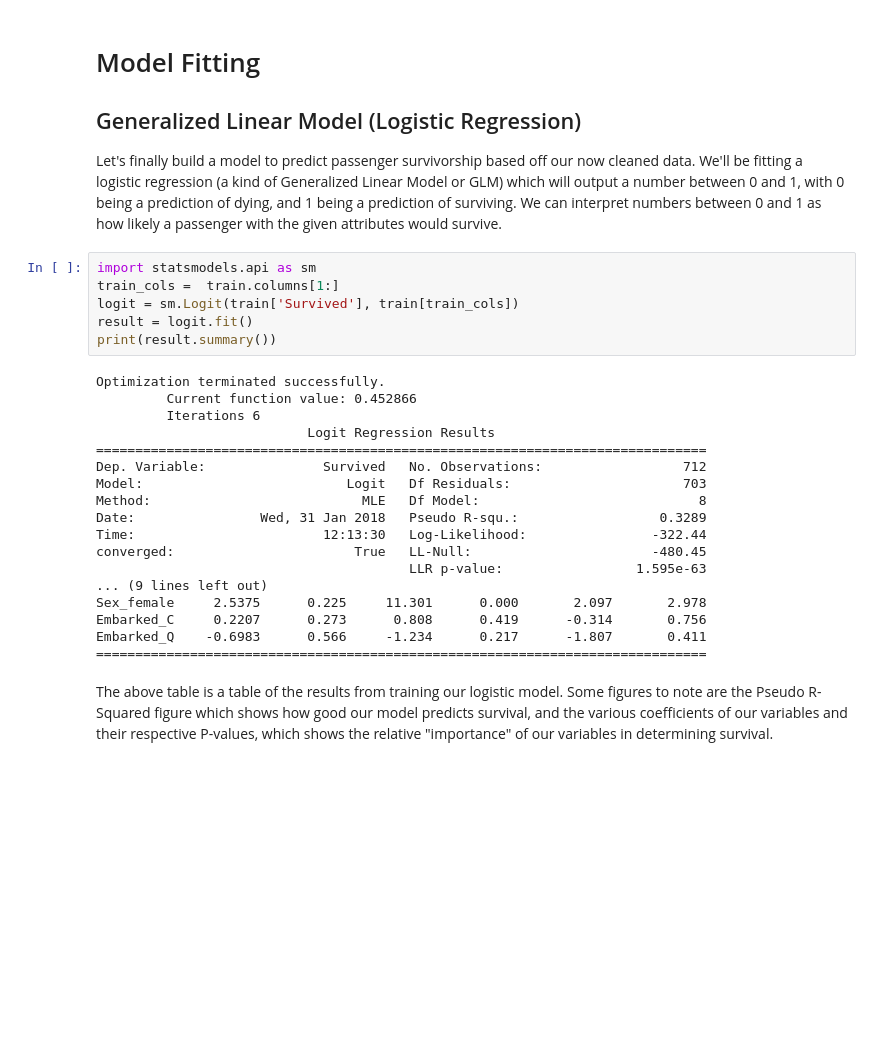
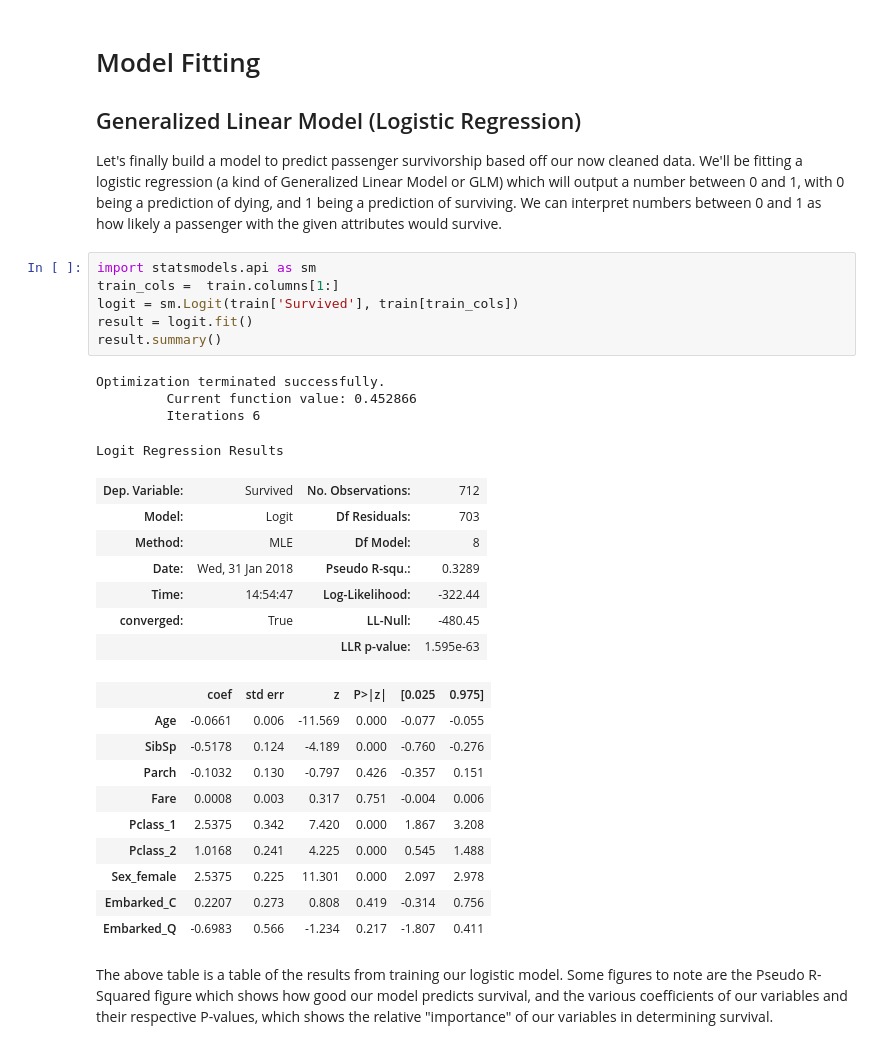
Before and after one commit to VCZLee/Jupyter-Notebooks, a Jupyter notebook: Kaggle/Titanic/Titanic Dataset - Python and data science basics.ipynb, the cells around one changed output. Saved outputs shown, nothing was run; the diff lists cells and outputs as text; blank space fills up the shorter version.

```diff
--- a/Kaggle/Titanic/Titanic Dataset - Python and data science basics.ipynb
+++ b/Kaggle/Titanic/Titanic Dataset - Python and data science basics.ipynb
@@ -242,27 +242,31 @@ Let's finally build a model to predict passenger survivorship based off our now
 # %%
 import statsmodels.api as sm
 train_cols =  train.columns[1:]
 logit = sm.Logit(train['Survived'], train[train_cols])
 result = logit.fit()
-print(result.summary())
+result.summary()
 # %% [output]
 Optimization terminated successfully.
          Current function value: 0.452866
          Iterations 6
-                           Logit Regression Results
-==============================================================================
-Dep. Variable:               Survived   No. Observations:                  712
-Model:                          Logit   Df Residuals:                      703
-Method:                           MLE   Df Model:                            8
-Date:                Wed, 31 Jan 2018   Pseudo R-squ.:                  0.3289
-Time:                        12:13:30   Log-Likelihood:                -322.44
-converged:                       True   LL-Null:                       -480.45
-                                        LLR p-value:                 1.595e-63
-... (9 lines left out)
-Sex_female     2.5375      0.225     11.301      0.000       2.097       2.978
-Embarked_C     0.2207      0.273      0.808      0.419      -0.314       0.756
-Embarked_Q    -0.6983      0.566     -1.234      0.217      -1.807       0.411
-==============================================================================
+Logit Regression Results
+| Dep. Variable: | Survived | No. Observations: | 712 |
+| Model: | Logit | Df Residuals: | 703 |
+| Method: | MLE | Df Model: | 8 |
+| Date: | Wed, 31 Jan 2018 | Pseudo R-squ.: | 0.3289 |
+| Time: | 14:54:47 | Log-Likelihood: | -322.44 |
+| converged: | True | LL-Null: | -480.45 |
+|  |  | LLR p-value: | 1.595e-63 |
+|  | coef | std err | z | P>|z| | [0.025 | 0.975] |
+| Age | -0.0661 | 0.006 | -11.569 | 0.000 | -0.077 | -0.055 |
+| SibSp | -0.5178 | 0.124 | -4.189 | 0.000 | -0.760 | -0.276 |
+| Parch | -0.1032 | 0.130 | -0.797 | 0.426 | -0.357 | 0.151 |
+| Fare | 0.0008 | 0.003 | 0.317 | 0.751 | -0.004 | 0.006 |
+| Pclass_1 | 2.5375 | 0.342 | 7.420 | 0.000 | 1.867 | 3.208 |
+| Pclass_2 | 1.0168 | 0.241 | 4.225 | 0.000 | 0.545 | 1.488 |
+| Sex_female | 2.5375 | 0.225 | 11.301 | 0.000 | 2.097 | 2.978 |
+| Embarked_C | 0.2207 | 0.273 | 0.808 | 0.419 | -0.314 | 0.756 |
+| Embarked_Q | -0.6983 | 0.566 | -1.234 | 0.217 | -1.807 | 0.411 |
 # %% [markdown]
 The above table is a table of the results from training our logistic model. Some figures to note are the Pseudo R-Squared figure which shows how good our model predicts survival, and the various coefficients of our variables and their respective P-values, which shows the relative "importance" of our variables in determining survival.
 # %%
```
Also changed, not shown: parts of 14 cells of this notebook.
